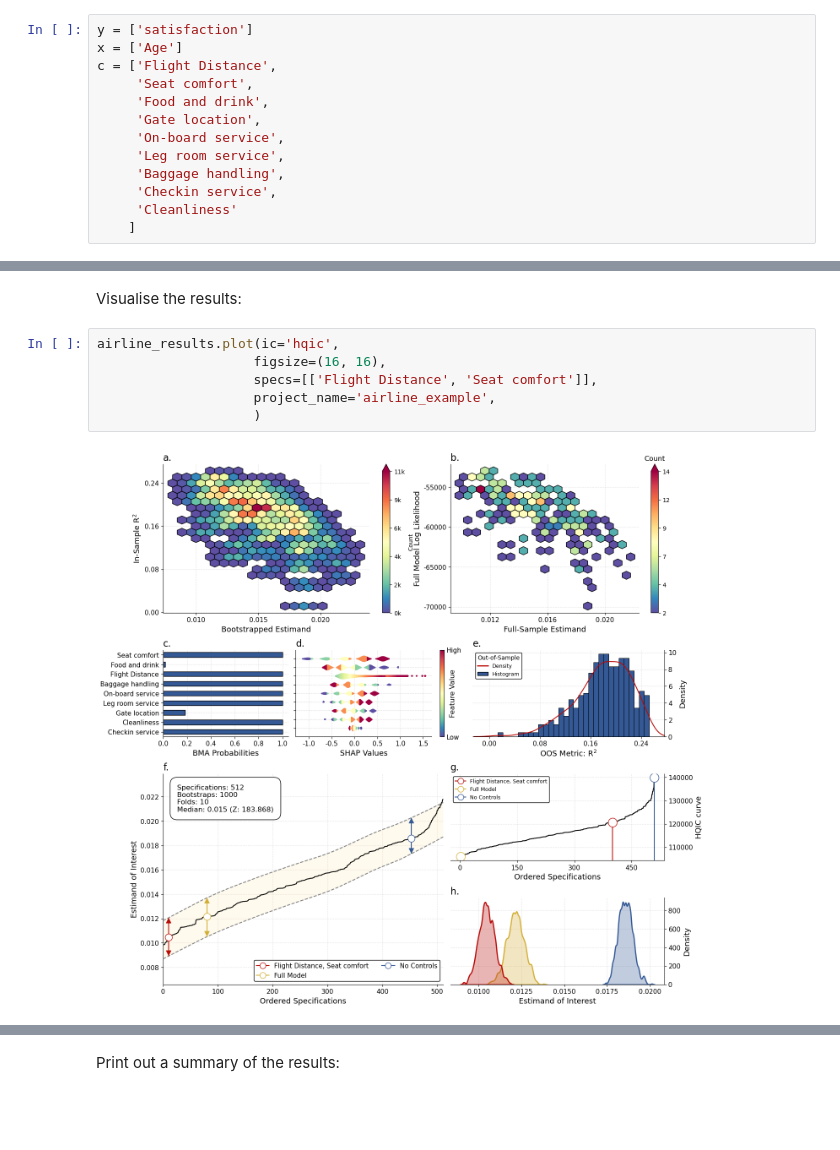
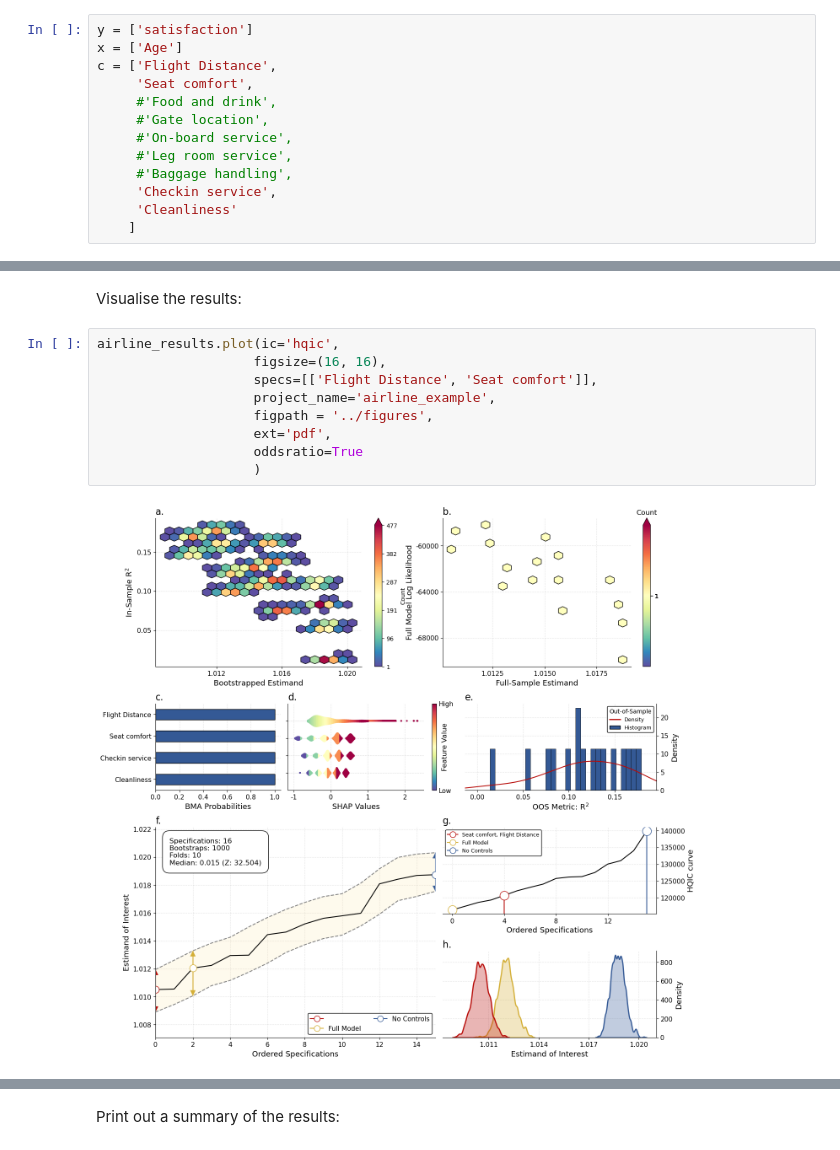
Before and after one commit to RobustiPy/robustipy, a Jupyter notebook: empirical_examples/empirical_type4_airline.ipynb, the cells around one changed output, grey strips where cells are left out. Drawn from its saved outputs; the diff is of its cells as text; blank space fills up the shorter version.

```diff
--- a/empirical_examples/empirical_type4_airline.ipynb
+++ b/empirical_examples/empirical_type4_airline.ipynb
@@ -81,11 +84,11 @@ y = ['satisfaction']
 x = ['Age']
 c = ['Flight Distance',
      'Seat comfort',
-     'Food and drink',
-     'Gate location',
-     'On-board service',
-     'Leg room service',
-     'Baggage handling',
+     #'Food and drink',
+     #'Gate location',
+     #'On-board service',
+     #'Leg room service',
+     #'Baggage handling',
      'Checkin service',
      'Cleanliness'
     ]
@@ -122,8 +118,11 @@ Visualise the results:
 # %%
 airline_results.plot(ic='hqic',
                     figsize=(16, 16),
                     specs=[['Flight Distance', 'Seat comfort']],
                     project_name='airline_example',
+                    figpath = '../figures',
+                    ext='pdf',
+                    oddsratio=True
                     )
 # %% [output]
-[figure, old version]
+[figure, new version]
```
Also changed, not shown: parts of 6 cells of this notebook, 8 other files.
